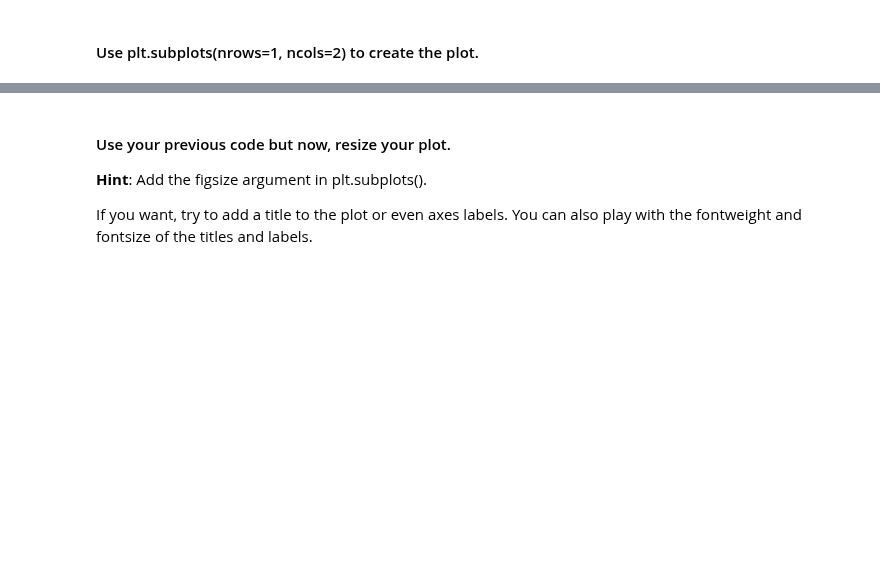
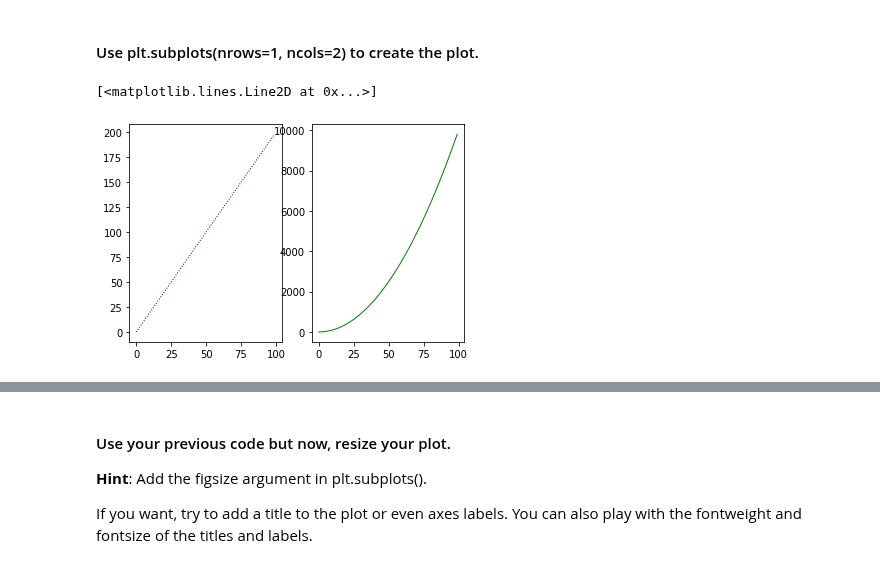
Before and after one commit to ta-data-lis/lab-matplotlib-seaborn, a Jupyter notebook: your-code/main.ipynb, the cells around one changed output, grey strips where cells are left out. Drawn from its saved outputs; the diff is of its cells as text; code cells hidden in the pictures; blank space fills up the shorter version.

```diff
--- a/your-code/main.ipynb
+++ b/your-code/main.ipynb
@@ -28,0 +57,10 @@ Also, play around with the linewidth and style. Use the ones you're most happy w
+# %%
+# Method 2
+
+fig, ax = plt.subplots(nrows =1, ncols =2) #, sharex=True,sharey=True)
+
+ax[0].plot(x, y, lw= 1, color = 'b' , ls=':', label='linear')
+ax[1].plot(x,z, lw=1 , color = 'g', label ='quadratic')
+# %% [output]
+[<matplotlib.lines.Line2D at 0x...>]
+[figure, added]
```
Also changed, not shown: parts of 48 cells of this notebook, 7 other files.
